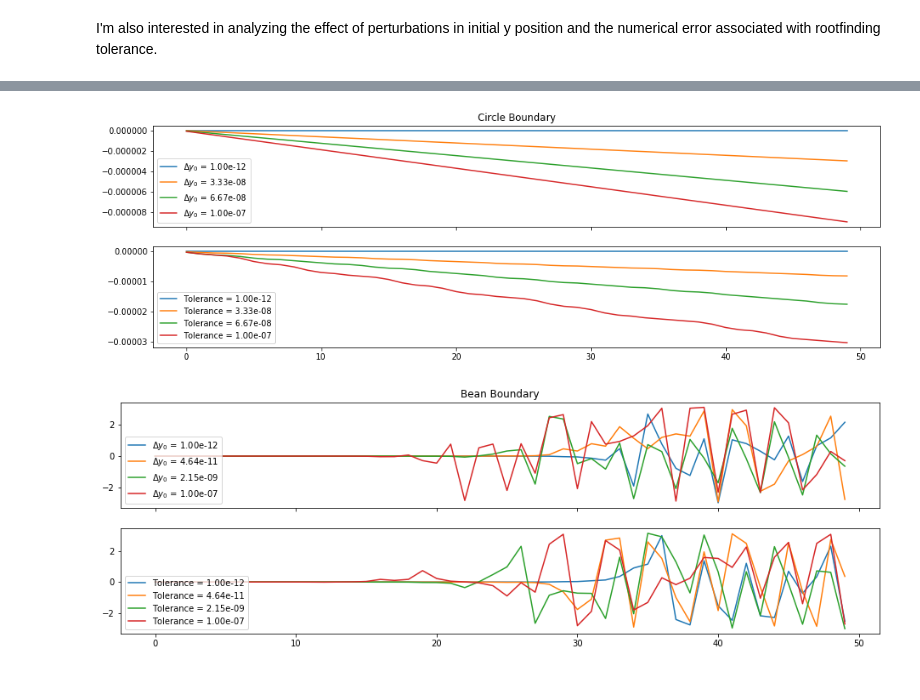
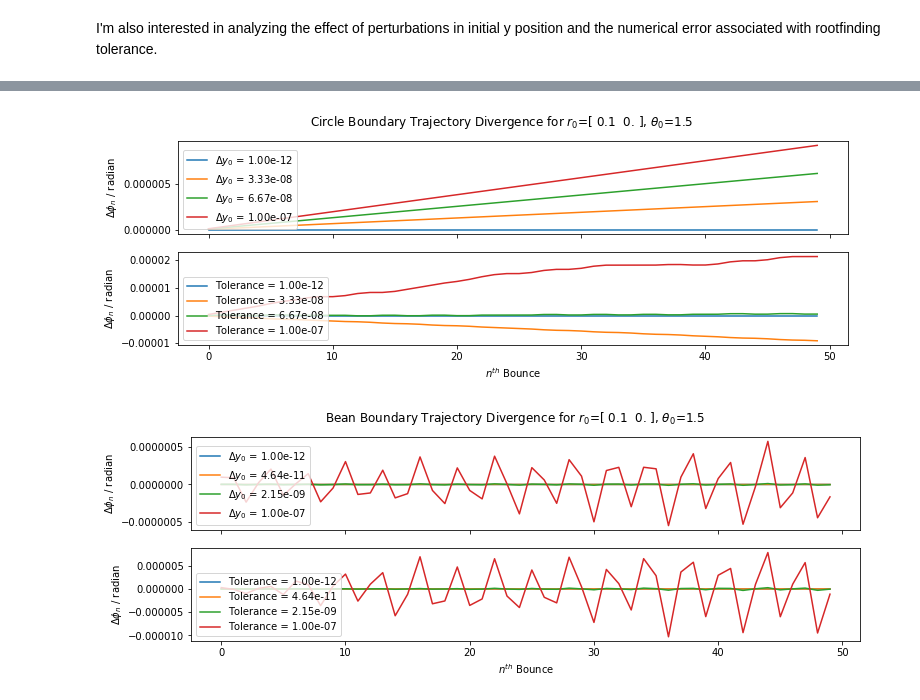
Before and after one commit to Jerror/PHY5340-Project1_Billiards, a Jupyter notebook: billiards.ipynb, the cells around one changed output, grey strips where cells are left out. Cells and saved outputs as stored; diff of their text form; code cells hidden in the pictures.

```diff
--- a/billiards.ipynb
+++ b/billiards.ipynb
@@ -173,7 +189,8 @@ def get_pert_deltas(dys, bounces, ref_bdy, s_arr_0, r0, v0):
     for dy in dys:
         state = init_state(r0 + dy, v0, ref_bdy)
         propagate(state, bounces)
-        deltas_list += [angular_distance(np.array(state['s_list']), s_arr_0)]
+        deltas_list += [angular_distance(np.array(state['s_list']),
+                                         s_arr_0)]
     return deltas_list
 
 def get_tol_deltas(tols, bounces, ref_bdy, s_arr_0, r0, v0):
@@ -183,25 +200,35 @@ def get_tol_deltas(tols, bounces, ref_bdy, s_arr_0, r0, v0):
         ref_bdy.tol = tol
         state = init_state(r0, v0, ref_bdy)
         propagate(state, bounces)
-        deltas_list += [angular_distance(np.array(state['s_list']), s_arr_0)]
+        deltas_list += [angular_distance(np.array(state['s_list']),
+                                         s_arr_0)]
     ref_bdy.tol = ref_tol
     return deltas_list
 
-def plot_divergence(bounces, ref_bdy, r0, v0, dys, tols=None):
+def plot_divergence(bounces, ref_bdy, r0, theta, dys, tols=None):
+    v0 = np.array([np.cos(theta), np.sin(theta)])
     reference = init_state(r0, v0, ref_bdy)
     propagate(reference, bounces)
     s_arr_0 = np.array(reference['s_list'])
 
-    deltas_pert_list = get_pert_deltas(dys, bounces, ref_bdy, s_arr_0, r0, v0)
+    deltas_pert_list = get_pert_deltas(dys, bounces, ref_bdy,
+                                       s_arr_0, r0, v0)
     if tols is None: tols = dys
-    deltas_tol_list = get_tol_deltas(tols, bounces, ref_bdy, s_arr_0, r0, v0)
+    deltas_tol_list = get_tol_deltas(tols, bounces, ref_bdy,
+                                     s_arr_0, r0, v0)
 
-    fig, axlist = plt.subplots(2, 1, sharex=True, figsize=(16,5))
+    fig, axlist = plt.subplots(2, 1, sharex=True,
+                               figsize=np.array([16,5])*figscale)
+    fig.suptitle('{} Trajectory Divergence for'.format(str(ref_bdy))
+                 + r' $r_0$={0}, $\theta_0$={1}'.format(r0, theta))
     for deltas_pert, dy, deltas_tol, tol in zip(deltas_pert_list, dys,
                                                 deltas_tol_list, tols):
-        axlist[0].plot(deltas_pert, label='$\Delta y_0$ = {0:.2e}'.format(dy))
-        axlist[1].plot(deltas_tol, label='Tolerance = {0:.2e}'.format(tol))
-    axlist[0].set_title(str(ref_bdy))
+        axlist[0].plot(deltas_pert,
+                       label='$\Delta y_0$ = {0:.2e}'.format(dy))
+        axlist[1].plot(deltas_tol,
+                       label='Tolerance = {0:.2e}'.format(tol))
     axlist[0].legend(loc='lower left')
     axlist[1].legend(loc='lower left')
+    for ax in axlist: ax.set_ylabel(r'$\Delta \phi_n$ / radian')
+    axlist[1].set_xlabel(r'$n^{th}$ Bounce')
 # %%
@@ -222,0 +242,7 @@ compare_traj_for_bdys(bdys, 50, r0, v0)
+# %%
+lines = 4
+for ref_bdy, dys in ([UnitCircleBoundary(**custom_rf),
+                      np.linspace(1e-12, 1e-7, num=lines)],
+                     [BeanBoundary(0.16, 0.1, 2.0, 1.0, **custom_rf),
+                      1e-12*np.logspace(0, 5, num=lines)]):
+    plot_divergence(50, ref_bdy, np.array([0.6, 0.2]), 0.1, dys)
@@ -223,14 +260,10 @@ compare_traj_for_bdys(bdys, 50, r0, v0)
 # %%
-r0 = np.array([0.6, 0.2])
-theta = 0.1
-v0 = np.array([np.cos(theta), np.sin(theta)])
 lines = 4
-
 for ref_bdy, dys in ([UnitCircleBoundary(**custom_rf),
                       np.linspace(1e-12, 1e-7, num=lines)],
                      [BeanBoundary(0.16, 0.1, 2.0, 1.0, **custom_rf),
                       1e-12*np.logspace(0, 5, num=lines)]):
-    plot_divergence(50, ref_bdy, r0, v0, dys)
+    plot_divergence(50, ref_bdy, np.array([0.1, 0]), 1.5, dys)
 # %% [output]
-[figure, old version]
+[figure, new version]
-[figure, old version]
+[figure, new version]
```
Also changed, not shown: parts of 14 cells of this notebook.
